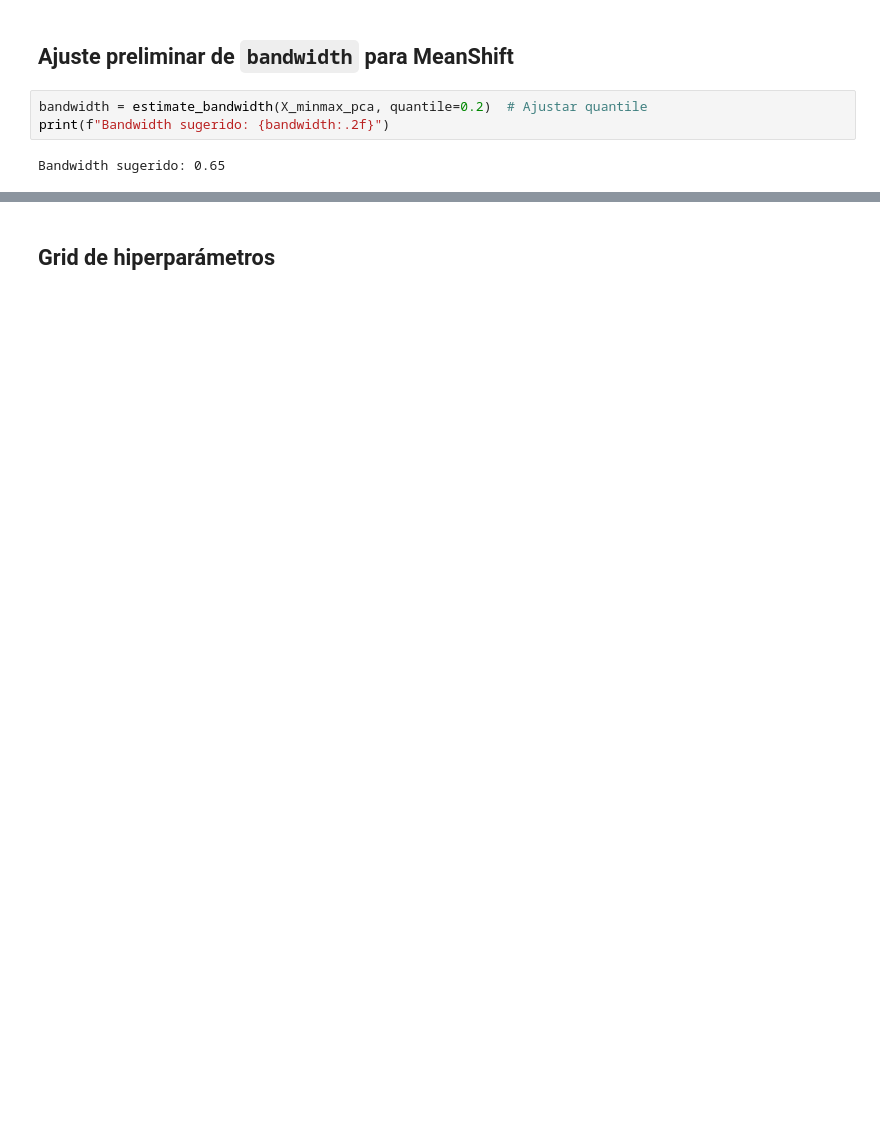
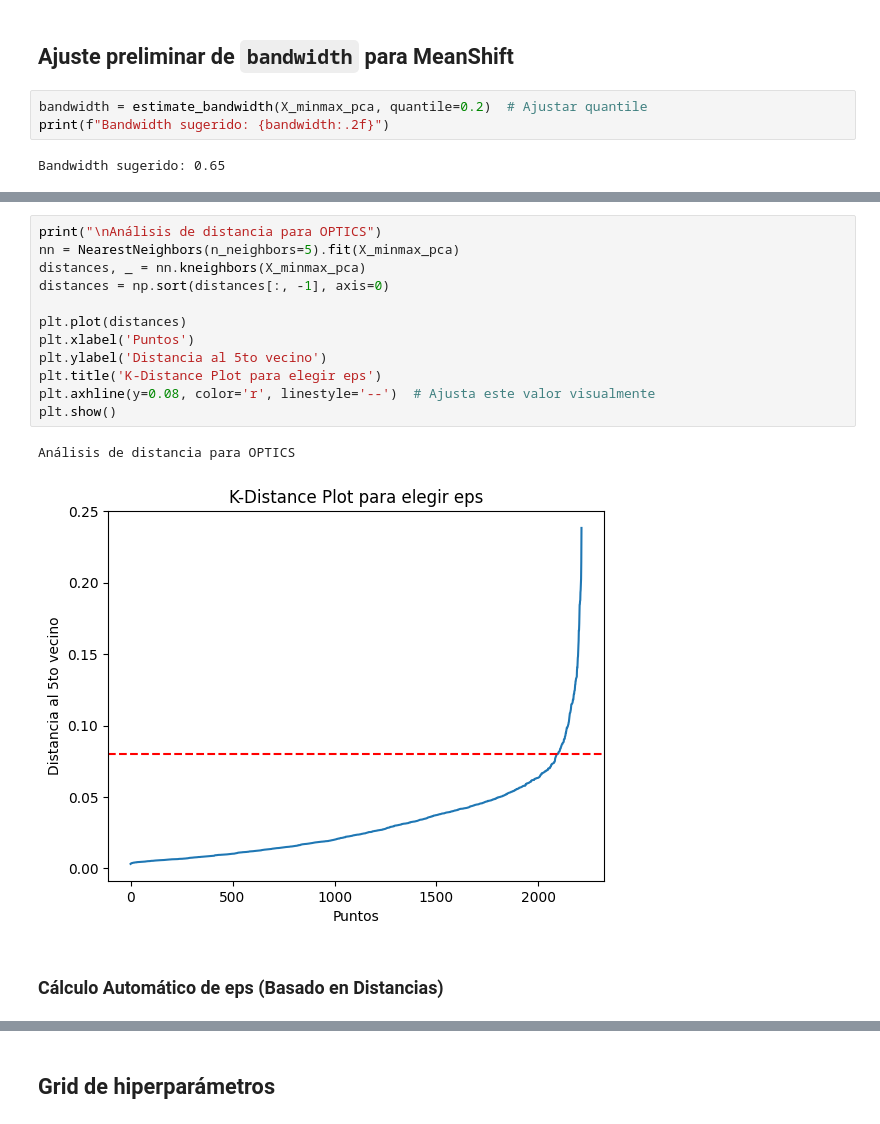
Before and after one commit to funkykespain/marketing_ml_classification_regression_clustering, a Jupyter notebook: notebooks/07_clustering_model_training_evaluation.ipynb, the cells around one changed output, grey strips where cells are left out. Drawn from its saved outputs; the diff is of its cells as text; blank space fills up the shorter version.

```diff
--- a/notebooks/07_clustering_model_training_evaluation.ipynb
+++ b/notebooks/07_clustering_model_training_evaluation.ipynb
@@ -311,0 +308,17 @@ Bandwidth sugerido: 0.65
+# %%
+print("\nAnálisis de distancia para OPTICS")
+nn = NearestNeighbors(n_neighbors=5).fit(X_minmax_pca)
+distances, _ = nn.kneighbors(X_minmax_pca)
+distances = np.sort(distances[:, -1], axis=0)
+
+plt.plot(distances)
+plt.xlabel('Puntos')
+plt.ylabel('Distancia al 5to vecino')
+plt.title('K-Distance Plot para elegir eps')
+plt.axhline(y=0.08, color='r', linestyle='--')  # Ajusta este valor visualmente
+plt.show()
+# %% [output]
+Análisis de distancia para OPTICS
+[figure, added]
+# %% [markdown]
+### Cálculo Automático de eps (Basado en Distancias)
```
Also changed, not shown: parts of 23 cells of this notebook, 2 other files.
